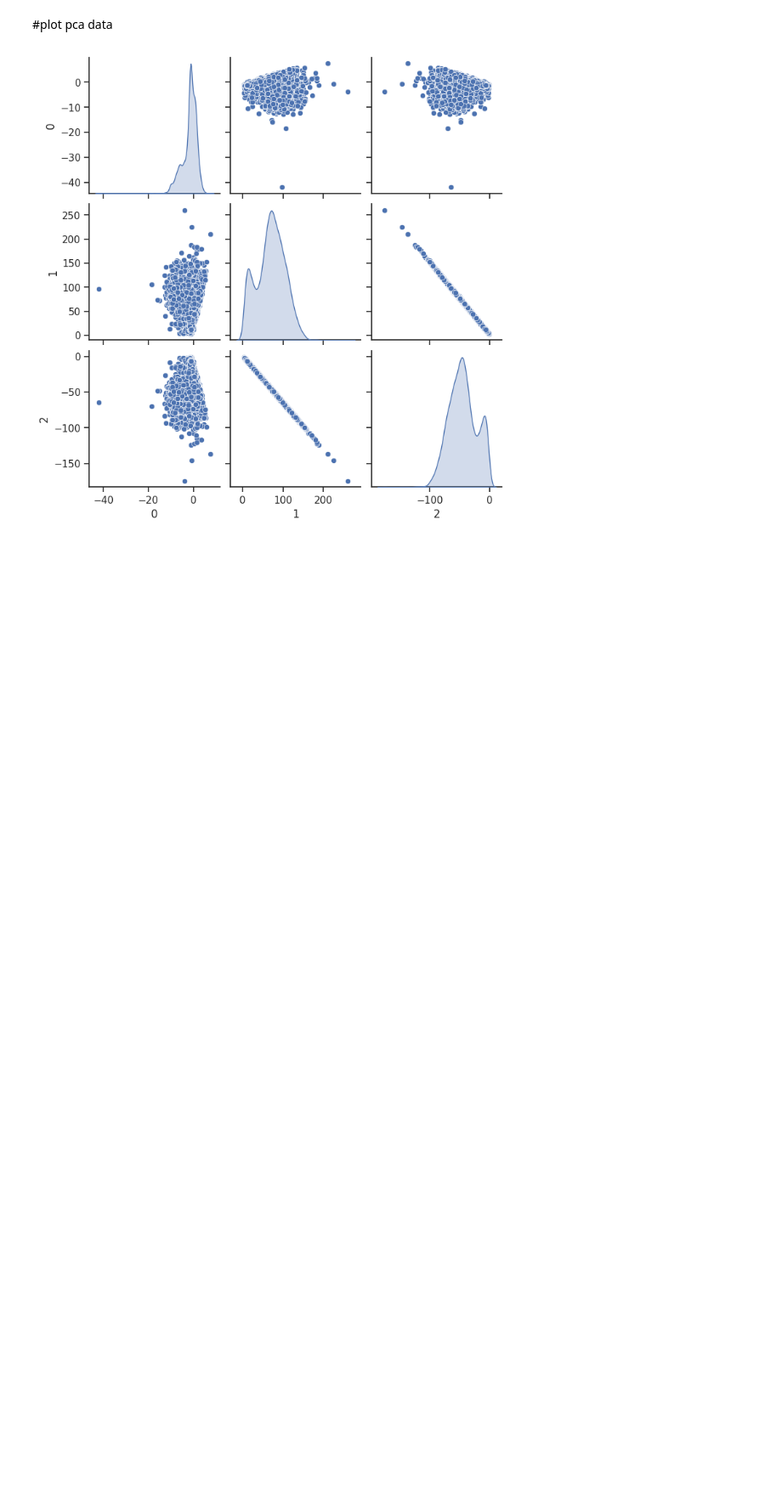
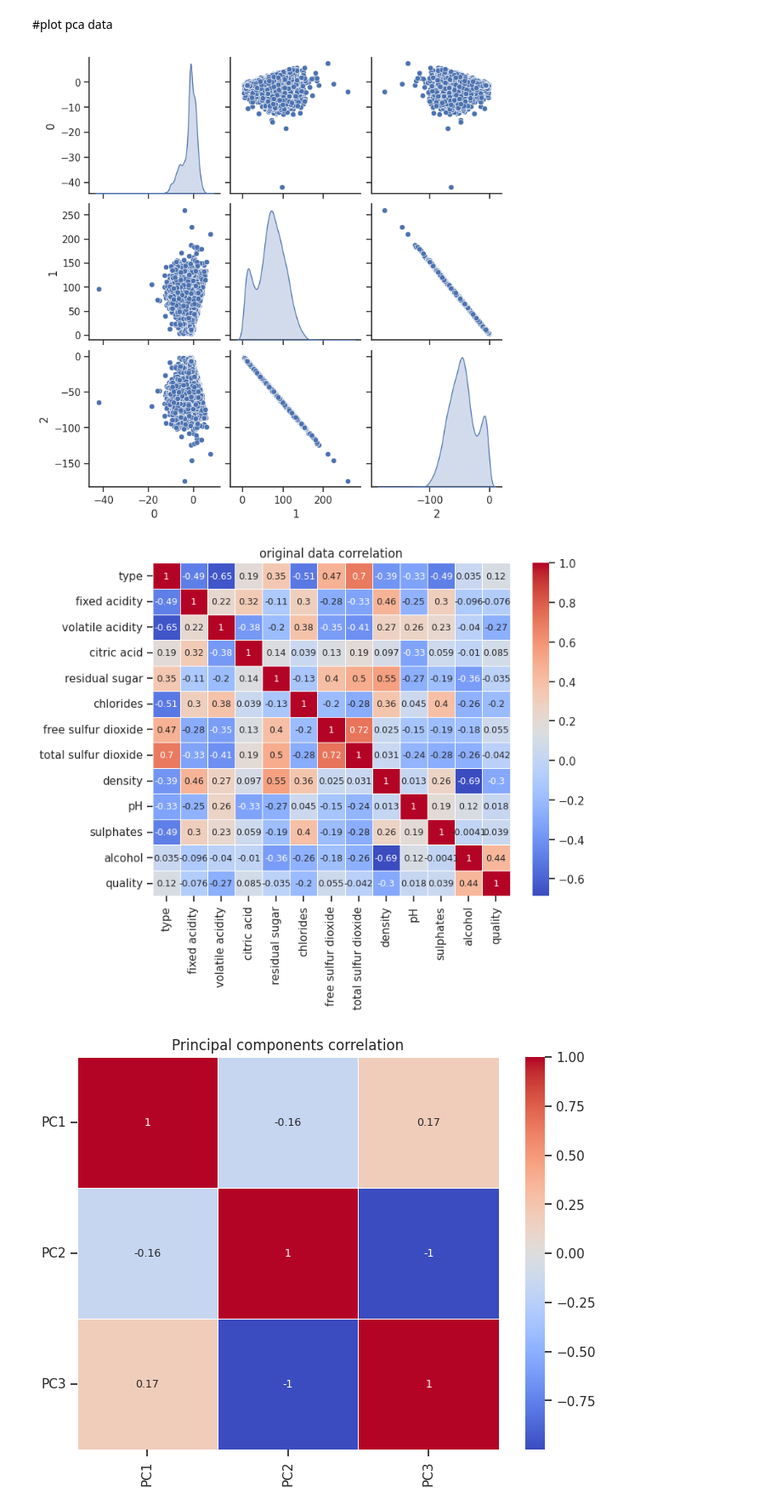
Before and after one commit to coldsober-irene/ASSIGNMENTS, a Jupyter notebook: file.ipynb, the cells around one changed output. Shown at 85% size. Cells and saved outputs as stored; diff of their text form; code cells hidden in the pictures; blank space fills up the shorter version.

```diff
--- a/file.ipynb
+++ b/file.ipynb
@@ -91,8 +92,8 @@ class pca:
         self.std_data = self.standadardize_data()
         self.cov_matrix = self.compute_covariance_matrix(self.std_data)
 
-    def pca_chosen(self):
-        return self.Compute_principal_components(cov_matrix=self.cov_matrix)
+    def pca_chosen(self, components = 3):
+        return self.Compute_principal_components(cov_matrix=self.cov_matrix, components = components)
 
     def standadardize_data(self):
         data_with_mean_0 = self.df_arr - self.df_arr.mean()
@@ -127,13 +128,13 @@ class pca:
         cov_matrix = np.array(Covariance_matrix)
         return cov_matrix
 
-    def Compute_principal_components(self, cov_matrix):
+    def Compute_principal_components(self, cov_matrix, components = 3):
         eigenvalues, eigenvectors = np.linalg.eig(cov_matrix)
         eigenvalues_eugenvectors = {eigenvalue:eigenvectors[index] for index, eigenvalue in enumerate(eigenvalues)}
         eigenvalues.sort()
 
         # CHOOSE ONLY TOP 3 MAXIMUM EIGENVALUES AND GET THEIR EIGENVECTORS
-        max_3_eigenvectors = eigenvalues[::-1][:3]
+        max_3_eigenvectors = eigenvalues[::-1][:components]
         eigenvectors_of_top_3_eigenvalues = np.array([eigenvalues_eugenvectors[eigen] for eigen in max_3_eigenvectors])
 
         eigenvectors_of_top_3_eigenvalues = np.transpose(eigenvectors_of_top_3_eigenvalues)
@@ -207,6 +208,22 @@ def plotting(data):
 
   # Show the plot
   plt.show()
+
+def other_plot(data, labels, xtheta = 90, ytheta = 45, title = 'Correlation Heatmap'):
+  # Convert the data to a DataFrame
+  df = pd.DataFrame(data)
+
+  # Calculate the correlation matrix
+  correlation_matrix = df.corr()
+
+  # Create a correlation heatmap
+  plt.figure(figsize=(8, 6))
+  ax = sns.heatmap(correlation_matrix, annot=True, cmap='coolwarm', linewidths=.5, annot_kws={"size": 9}) #, yticklabels=['09','06','02']
+  ax.set_xticklabels(labels, rotation=xtheta)
+  ax.set_yticklabels(labels, rotation=ytheta)
+  plt.title(title)
+
+  plt.show()
 # %% [markdown]
 #plot data before pca
 # %%
@@ -219,3 +236,10 @@ plotting(data = features)
 plotting(all_pca)
 # %% [output]
 [figure]
+# %%
+# other_plot(data = features, labels = list(clean.columns)[1:], ytheta = 0, title = "original data correlation")
+other_plot(data = mixed, labels = list(clean.columns), ytheta = 0, title = "original data correlation")
+other_plot(data = all_pca, labels = ['PC1', 'PC2', 'PC3'], ytheta = 0, title = 'Principal components correlation')
+# %% [output]
+[figure, added]
+[figure, added]
```
Also changed, not shown: parts of 3 cells of this notebook.
